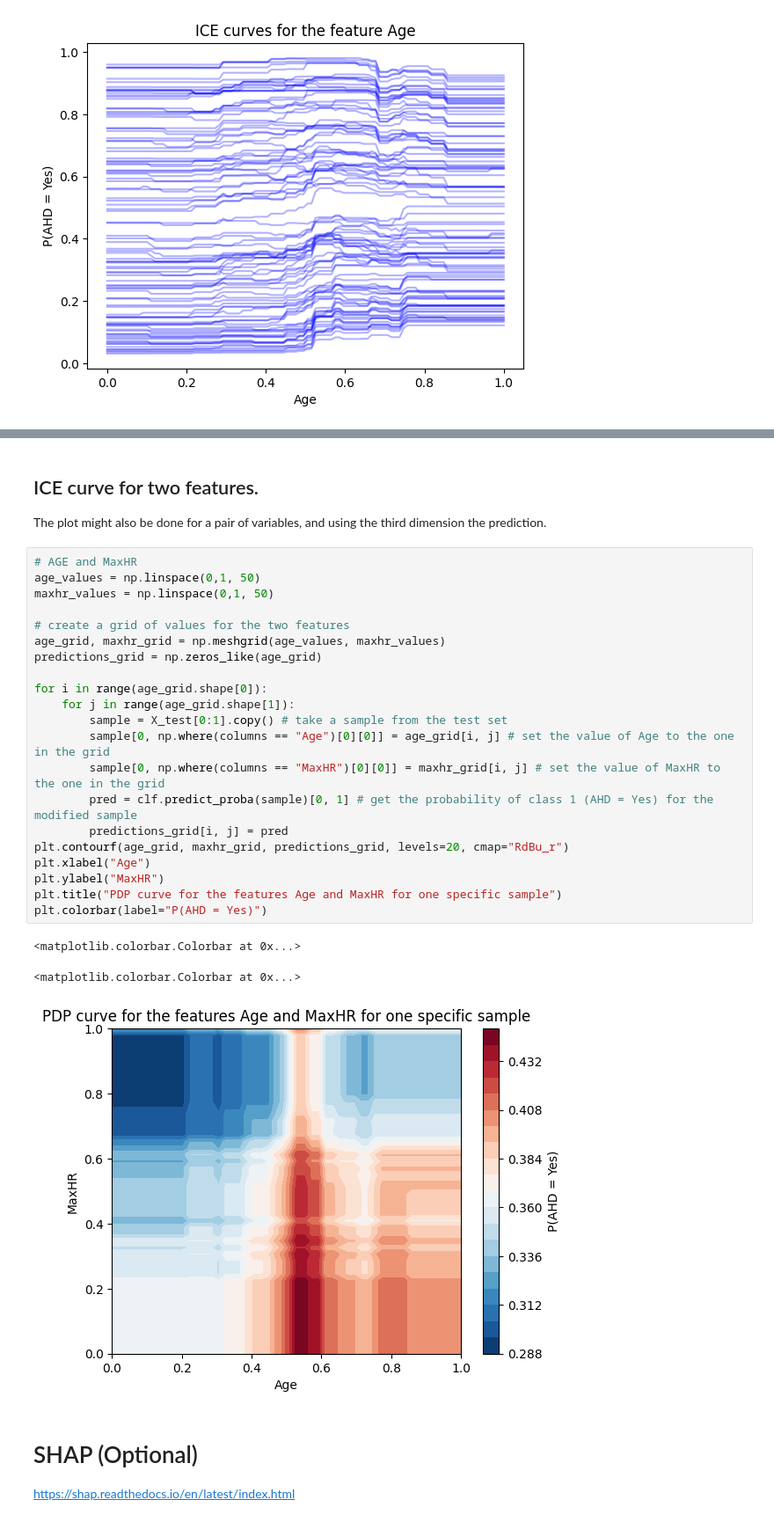
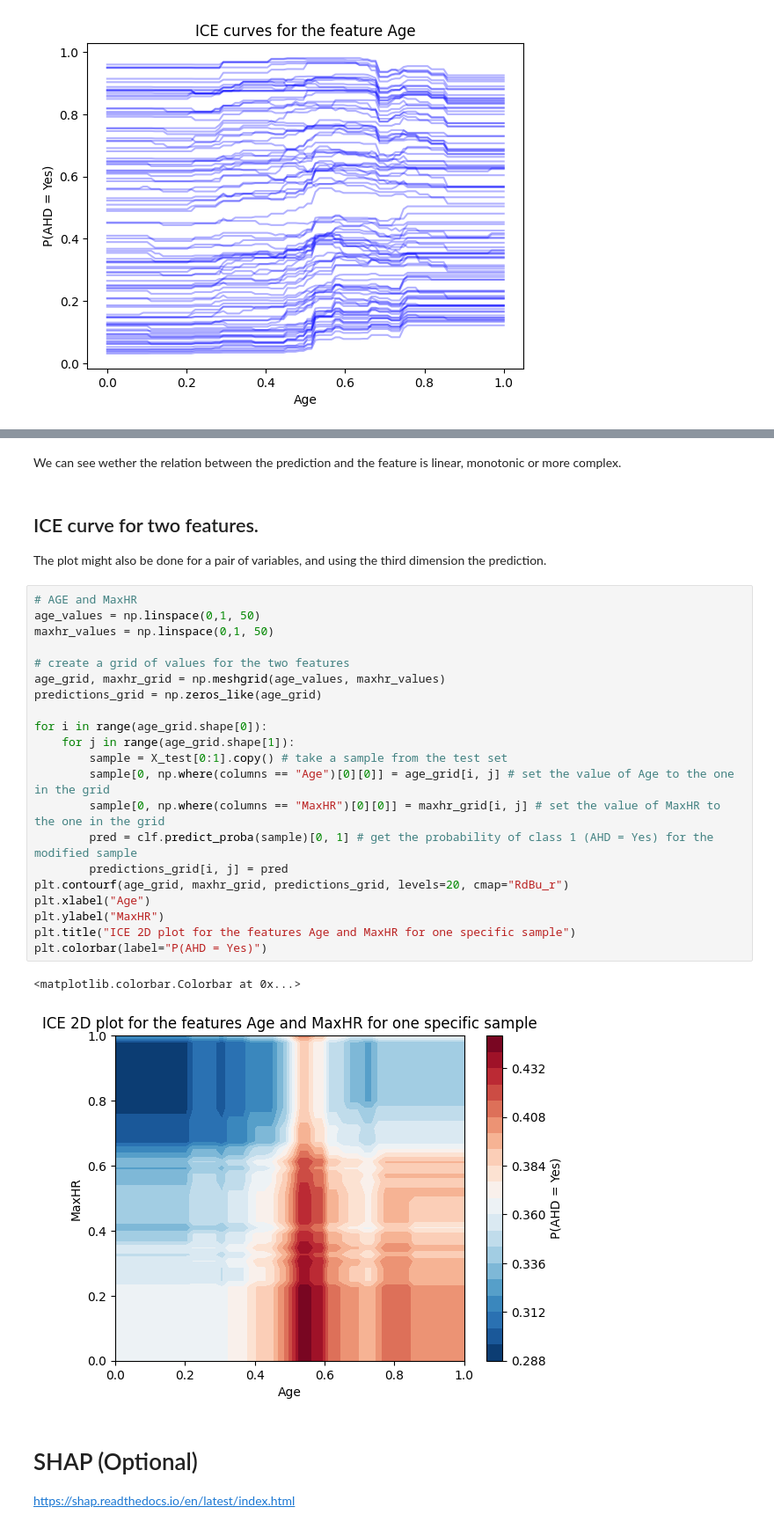
Before and after one commit to AMCO-UniPD/ML_lab_DEI_public, a Jupyter notebook: LAB9_XAI.ipynb, the cells around one changed output, grey strips where cells are left out. Shown at 88% size. Cells and saved outputs as stored; diff of their text form.

```diff
--- a/LAB9_XAI.ipynb
+++ b/LAB9_XAI.ipynb
@@ -290,32 +291,33 @@ Text(0.5, 1.0, 'PDP curve for the feature Age')
 [figure]
+# %% [markdown]
+We can see wether the relation between the prediction and the feature is linear, monotonic or more complex.
 # %% [markdown]
 ## ICE curve for two features.
 The plot might also be done for a pair of variables, and using the third dimension the prediction.
 # %%
 # AGE and MaxHR
 age_values = np.linspace(0,1, 50)
 maxhr_values = np.linspace(0,1, 50)
 
 # create a grid of values for the two features
 age_grid, maxhr_grid = np.meshgrid(age_values, maxhr_values)
 predictions_grid = np.zeros_like(age_grid)
 
 for i in range(age_grid.shape[0]):
     for j in range(age_grid.shape[1]):
         sample = X_test[0:1].copy() # take a sample from the test set
         sample[0, np.where(columns == "Age")[0][0]] = age_grid[i, j] # set the value of Age to the one in the grid
         sample[0, np.where(columns == "MaxHR")[0][0]] = maxhr_grid[i, j] # set the value of MaxHR to the one in the grid
         pred = clf.predict_proba(sample)[0, 1] # get the probability of class 1 (AHD = Yes) for the modified sample
         predictions_grid[i, j] = pred
 plt.contourf(age_grid, maxhr_grid, predictions_grid, levels=20, cmap="RdBu_r")
 plt.xlabel("Age")
 plt.ylabel("MaxHR")
-plt.title("PDP curve for the features Age and MaxHR for one specific sample")
+plt.title("ICE 2D plot for the features Age and MaxHR for one specific sample")
 plt.colorbar(label="P(AHD = Yes)")
 # %% [output]
 <matplotlib.colorbar.Colorbar at 0x...>
-<matplotlib.colorbar.Colorbar at 0x...>
-[figure, old version]
+[figure, new version]
 # %% [markdown]
 # SHAP (Optional)
 https://shap.readthedocs.io/en/latest/index.html
```
Also changed, not shown: parts of 4 cells of this notebook.
